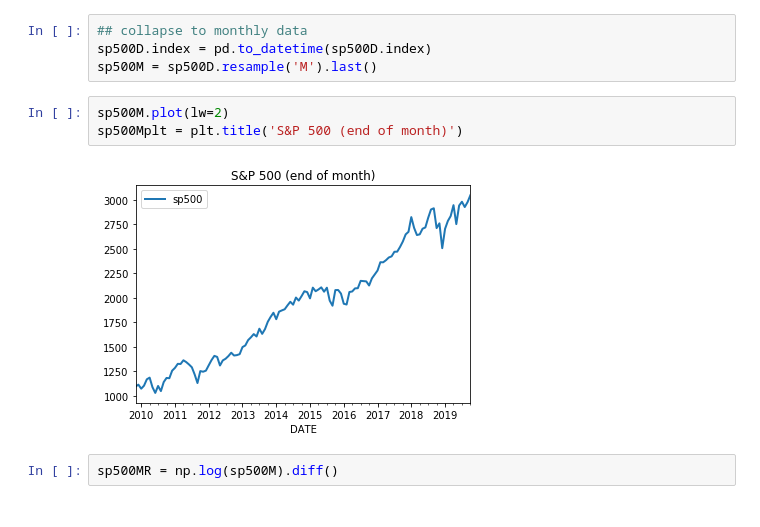
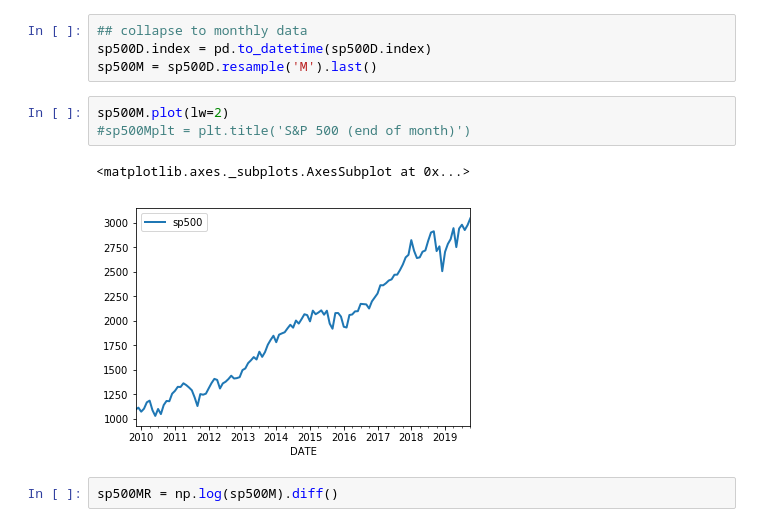
Before and after one commit to iworld1991/IncExpProject, a Jupyter notebook: WorkingFolder/PythonCode/MacroRiskProfile.ipynb, the cells around one changed output. Drawn from its saved outputs; the diff is of its cells as text.

```diff
--- a/WorkingFolder/PythonCode/MacroRiskProfile.ipynb
+++ b/WorkingFolder/PythonCode/MacroRiskProfile.ipynb
@@ -35,9 +38,10 @@ sp500D.index = pd.to_datetime(sp500D.index)
 sp500M = sp500D.resample('M').last()
 # %%
 sp500M.plot(lw=2)
-sp500Mplt = plt.title('S&P 500 (end of month)')
+#sp500Mplt = plt.title('S&P 500 (end of month)')
 # %% [output]
+<matplotlib.axes._subplots.AxesSubplot at 0x...>
-[figure, old version]
+[figure, new version]
 # %%
 sp500MR = np.log(sp500M).diff()
 # %%
```
Also changed, not shown: parts of 12 cells of this notebook, 3 other files.
